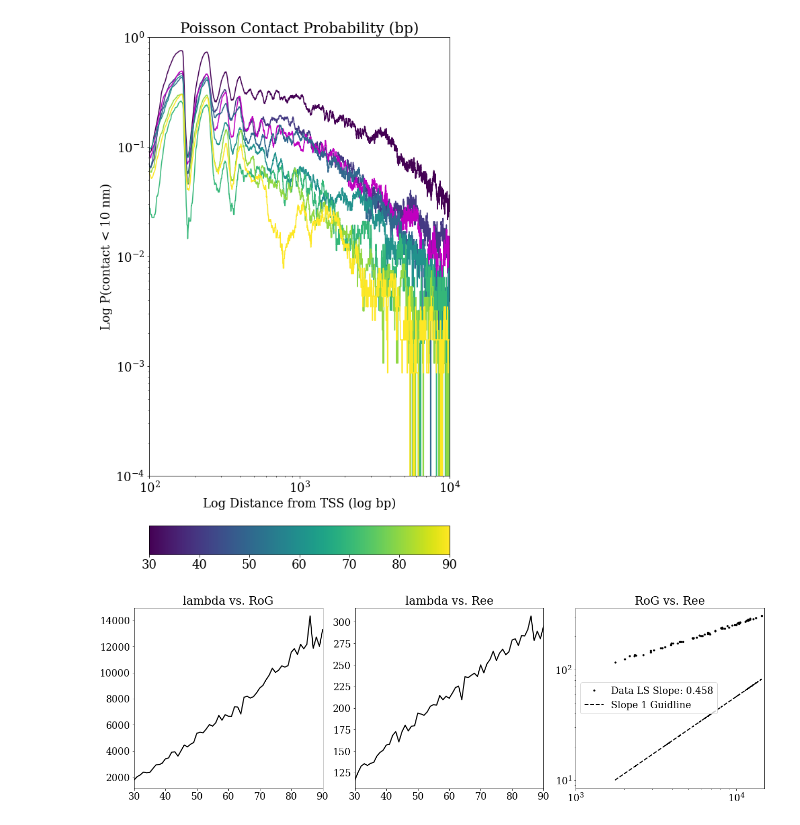
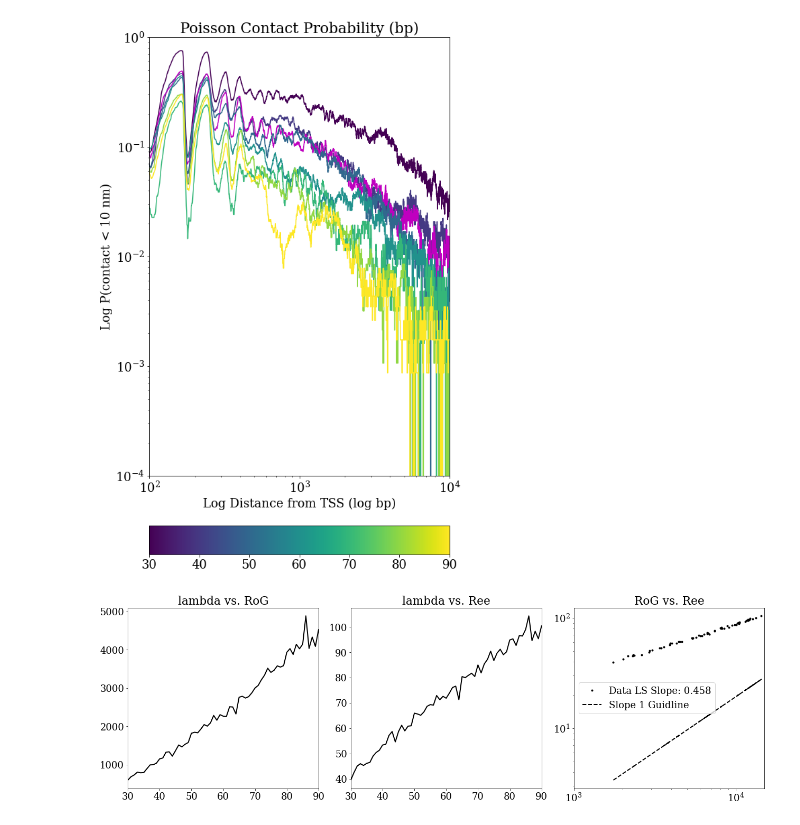
Before and after one commit to jcorrett/ATAC-EM_Polymer_Model, a Jupyter notebook: notebooks/Nucleosome_Spacing_Analysis.ipynb, the cells around one changed output. Saved outputs shown, nothing was run; the diff lists cells and outputs as text; code cells hidden in the pictures.

Commit message:
minor re plotting

```diff
--- a/notebooks/Nucleosome_Spacing_Analysis.ipynb
+++ b/notebooks/Nucleosome_Spacing_Analysis.ipynb
@@ -116,35 +116,35 @@ font = {'family' : 'serif',
 plt.rc('font', **font)
 
 plt.subplot(1,3,1)
-plt.plot(links,rog_array,'k-',linewidth=2)
+plt.plot(links,0.34*rog_array,'k-',linewidth=2)
 plt.xlim([30,90])
 plt.title('lambda vs. RoG')
 
 plt.subplot(1,3,2)
-plt.plot(links,np.sqrt(khun_array*L0),'k-',linewidth=2)
+plt.plot(links,0.34*np.sqrt(khun_array*L0),'k-',linewidth=2)
 plt.xlim([30,90])
 plt.title('lambda vs. Ree')
 
 
 x = np.log10(rog_array)
 y = np.log10(np.sqrt(khun_array*L0))
 
 A = np.vstack([x, np.ones(len(x))]).T
 
 m, c = np.linalg.lstsq(A, y, rcond=None)[0]
 
 plt.subplot(1,3,3)
-plt.plot(rog_array,np.sqrt(khun_array*L0),'k.',label = 'Data LS Slope: '+str(np.round(m,3)),linewidth=2)
-plt.plot(rog_array,10*rog_array/rog_array[0],'k--',label='Slope 1 Guidline',linewidth=2)
+plt.plot(rog_array,0.34*np.sqrt(khun_array*L0),'k.',label = 'Data LS Slope: '+str(np.round(m,3)),linewidth=2)
+plt.plot(rog_array,0.34*10*rog_array/rog_array[0],'k--',label='Slope 1 Guidline',linewidth=2)
 plt.xscale('log')
 plt.yscale('log')
 plt.xlim([1e3,1.5e4])
 plt.title('RoG vs. Ree')
 plt.legend()
 
 plt.tight_layout()
 plt.draw()
 plt.savefig(os.path.join(figure_path, r"poisson_rog_ree.pdf"), transparent=True)
 plt.show()
 # %% [output]
-[figure, old version]
+[figure, new version]
```
Also changed, not shown: 2 other files.
